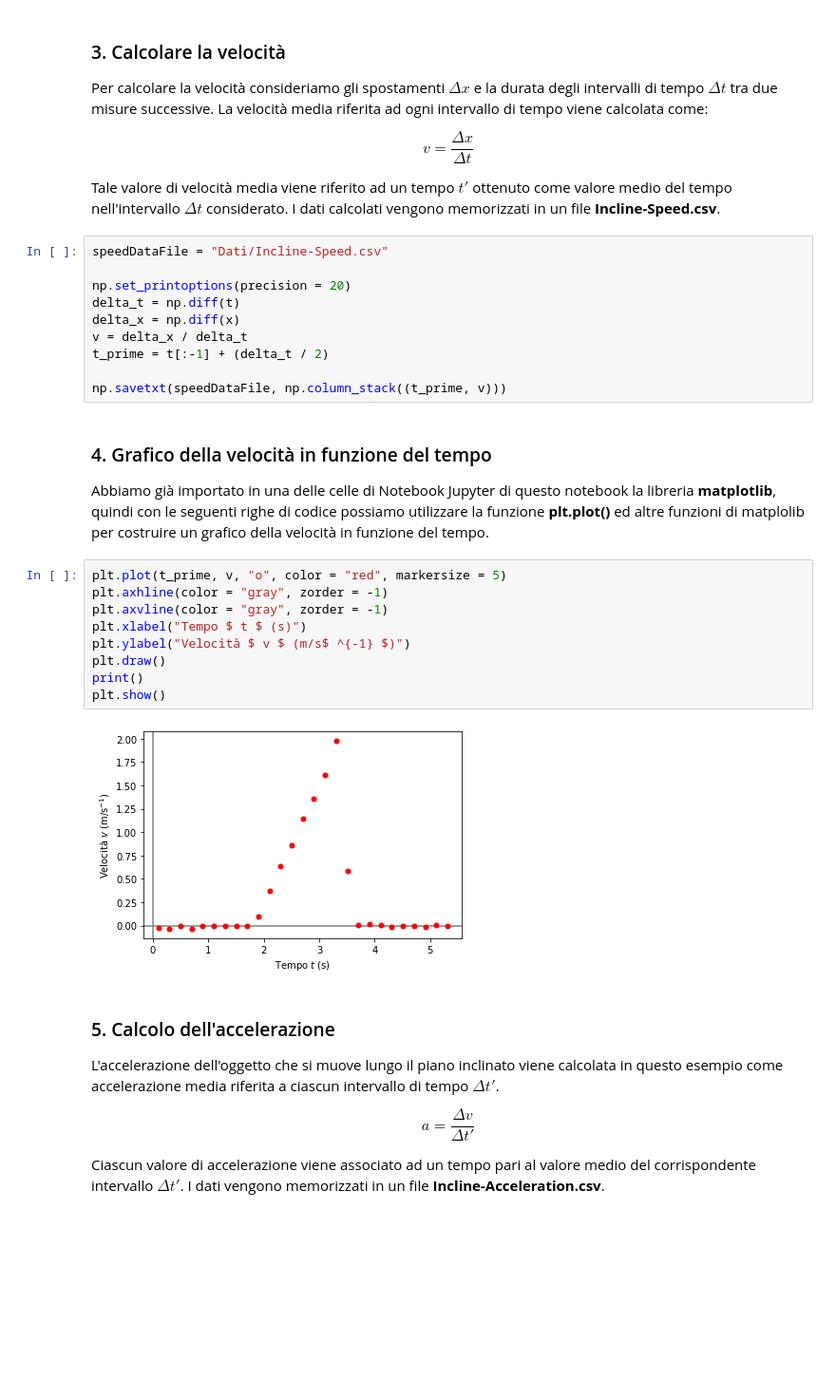
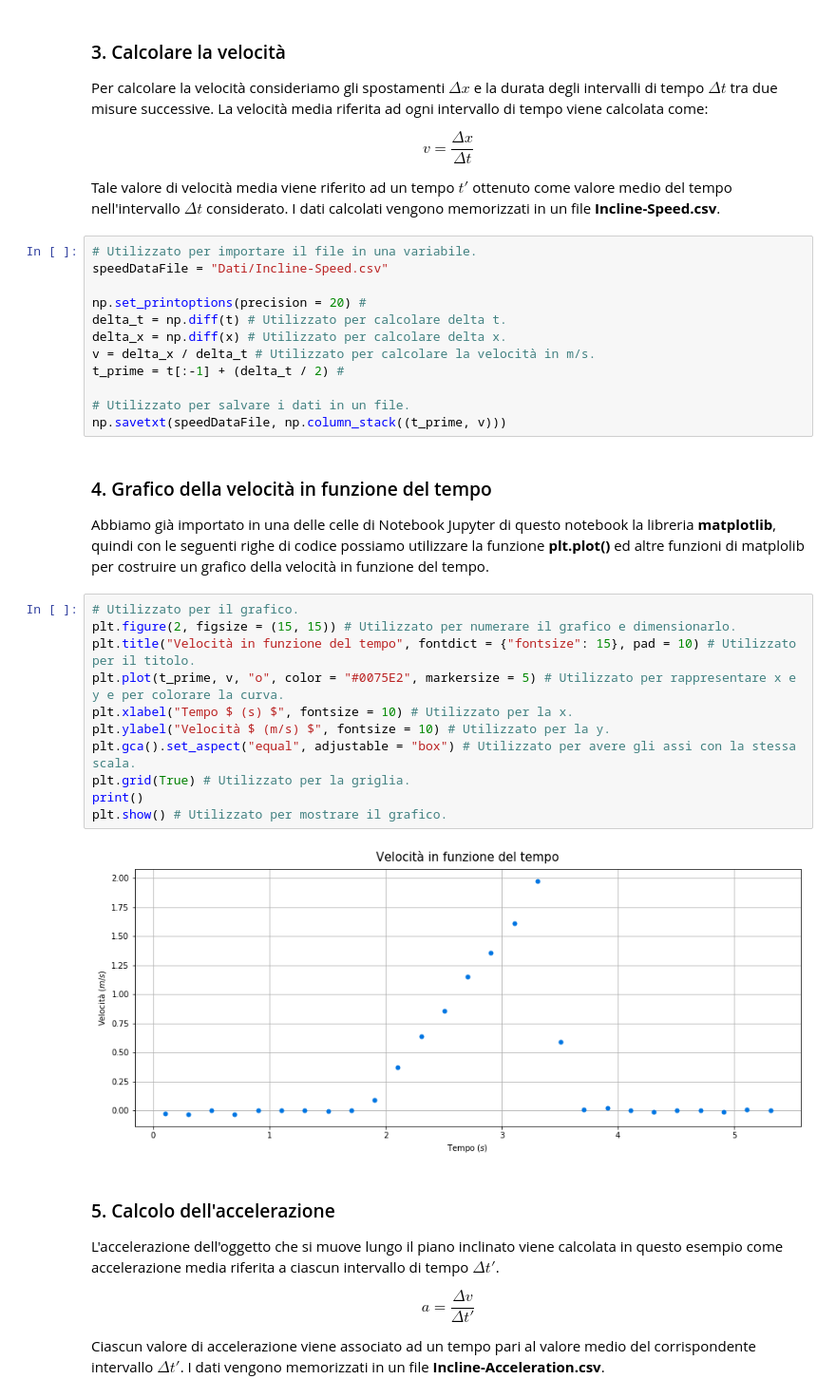
Before and after one commit to Darkaquon/Physics-with-Open-Source-Software, a Jupyter notebook: Notebook/Piano_inclinato.ipynb, the cells around one changed output. Shown: that part at 95% size. Drawn from its saved outputs; the diff is of its cells as text; blank space fills up the shorter version.

```diff
--- a/Notebook/Piano_inclinato.ipynb
+++ b/Notebook/Piano_inclinato.ipynb
@@ -127,30 +128,34 @@ $$ v = \dfrac{\Delta x}{\Delta t} $$
 
 Tale valore di velocità media viene riferito ad un tempo $ t' $ ottenuto come valore medio del tempo nell'intervallo $ \Delta t $ considerato. I dati calcolati vengono memorizzati in un file **Incline-Speed.csv**.
 # %%
+# Utilizzato per importare il file in una variabile.
 speedDataFile = "Dati/Incline-Speed.csv"
 
-np.set_printoptions(precision = 20)
-delta_t = np.diff(t)
-delta_x = np.diff(x)
-v = delta_x / delta_t
-t_prime = t[:-1] + (delta_t / 2)
+np.set_printoptions(precision = 20) #
+delta_t = np.diff(t) # Utilizzato per calcolare delta t.
+delta_x = np.diff(x) # Utilizzato per calcolare delta x.
+v = delta_x / delta_t # Utilizzato per calcolare la velocità in m/s.
+t_prime = t[:-1] + (delta_t / 2) #
 
+# Utilizzato per salvare i dati in un file.
 np.savetxt(speedDataFile, np.column_stack((t_prime, v)))
 # %% [markdown]
 ### 4. Grafico della velocità in funzione del tempo
 
 Abbiamo già importato in una delle celle di Notebook Jupyter di questo notebook la libreria **matplotlib**, quindi con le seguenti righe di codice possiamo utilizzare la funzione **plt.plot()** ed altre funzioni di matplolib per costruire un grafico della velocità in funzione del tempo.
-# %%
-plt.plot(t_prime, v, "o", color = "red", markersize = 5)
-plt.axhline(color = "gray", zorder = -1)
-plt.axvline(color = "gray", zorder = -1)
-plt.xlabel("Tempo $ t $ (s)")
-plt.ylabel("Velocità $ v $ (m/s$ ^{-1} $)")
-plt.draw()
-print()
-plt.show()
-# %% [output]
-[figure, removed]
+# %%
+# Utilizzato per il grafico.
+plt.figure(2, figsize = (15, 15)) # Utilizzato per numerare il grafico e dimensionarlo.
+plt.title("Velocità in funzione del tempo", fontdict = {"fontsize": 15}, pad = 10) # Utilizzato per il titolo.
+plt.plot(t_prime, v, "o", color = "#0075E2", markersize = 5) # Utilizzato per rappresentare x e y e per colorare la curva.
+plt.xlabel("Tempo $ (s) $", fontsize = 10) # Utilizzato per la x.
+plt.ylabel("Velocità $ (m/s) $", fontsize = 10) # Utilizzato per la y.
+plt.gca().set_aspect("equal", adjustable = "box") # Utilizzato per avere gli assi con la stessa scala.
+plt.grid(True) # Utilizzato per la griglia.
+print()
+plt.show() # Utilizzato per mostrare il grafico.
+# %% [output]
+[figure, added]
 # %% [markdown]
 ### 5. Calcolo dell'accelerazione
 
```
Also changed, not shown: parts of 14 cells of this notebook, 11 other files.
